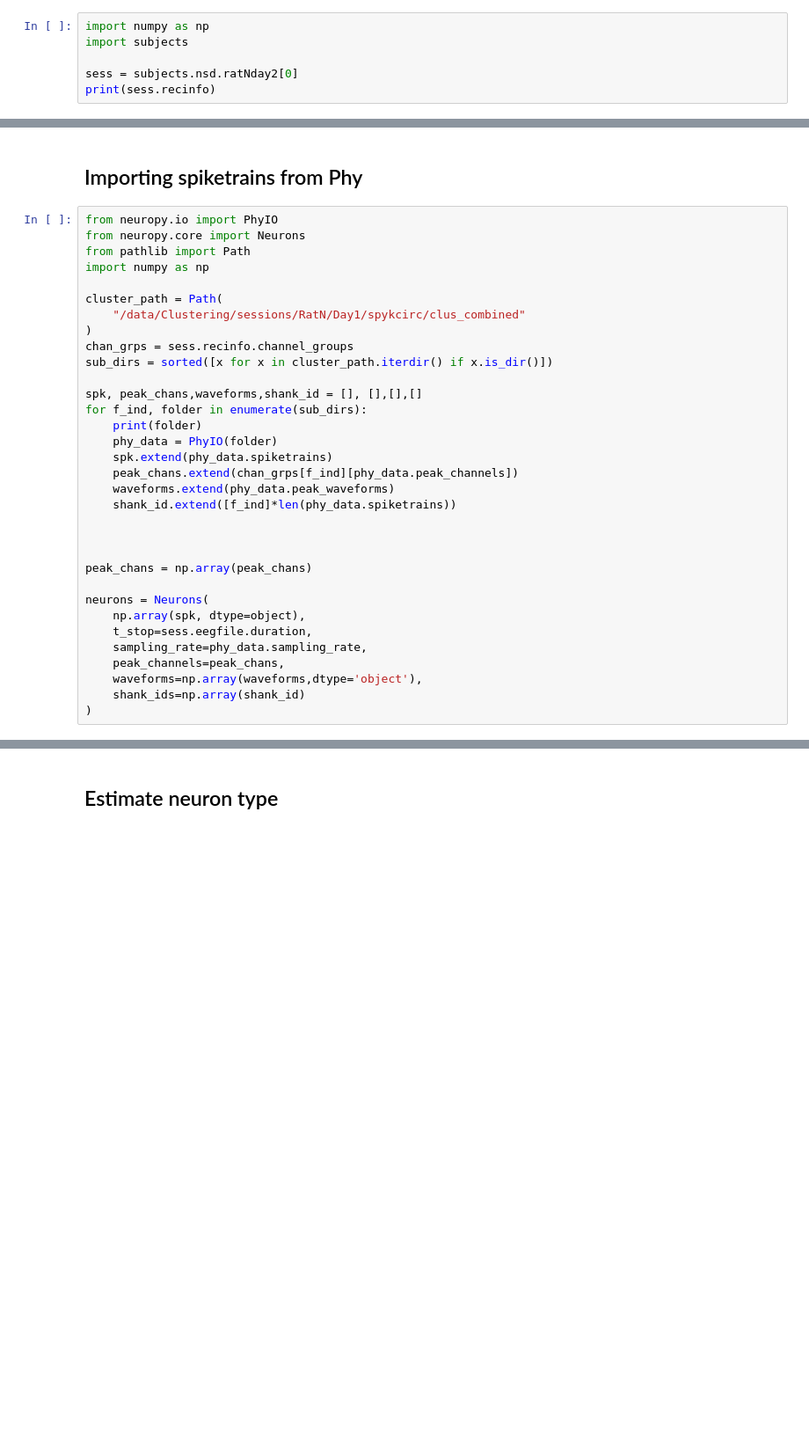
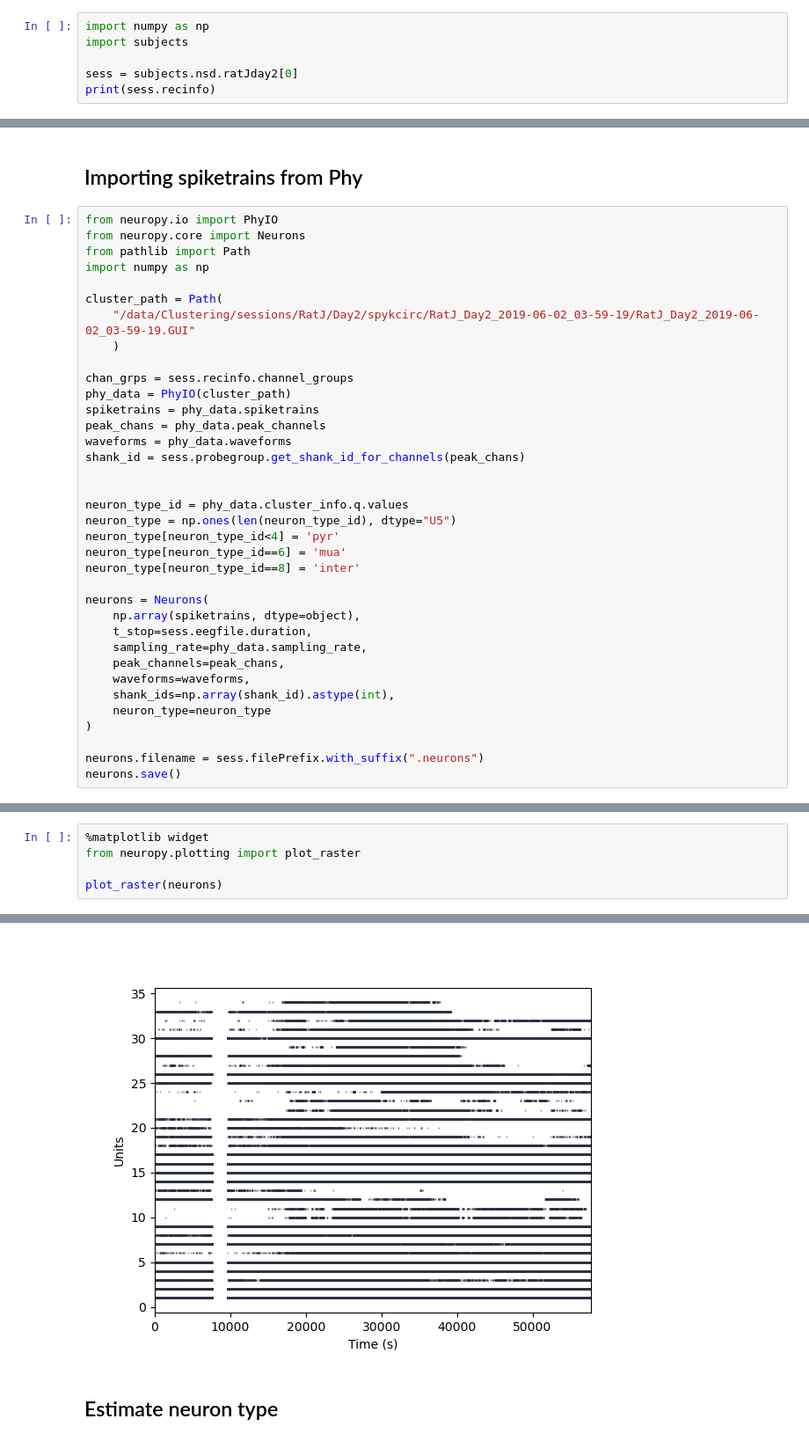
Before and after one commit to bapungiri/NeuroPy, a Jupyter notebook: BasicGens/ratJ_day2_nsd.ipynb, the cells around one changed output, grey strips where cells are left out. Shown at 88% size. Saved outputs shown, nothing was run; the diff lists cells and outputs as text; blank space fills up the shorter version.

```diff
--- a/BasicGens/ratJ_day2_nsd.ipynb
+++ b/BasicGens/ratJ_day2_nsd.ipynb
@@ -4,6 +4,6 @@
 import numpy as np
 import subjects
 
-sess = subjects.nsd.ratNday2[0]
+sess = subjects.nsd.ratJday2[0]
 print(sess.recinfo)
 # %% [output]
@@ -102,30 +102,33 @@ from pathlib import Path
 import numpy as np
 
 cluster_path = Path(
-    "/data/Clustering/sessions/RatN/Day1/spykcirc/clus_combined"
-)
+    "/data/Clustering/sessions/RatJ/Day2/spykcirc/RatJ_Day2_2019-06-02_03-59-19/RatJ_Day2_2019-06-02_03-59-19.GUI"
+    )
+
 chan_grps = sess.recinfo.channel_groups
-sub_dirs = sorted([x for x in cluster_path.iterdir() if x.is_dir()])
-
-spk, peak_chans,waveforms,shank_id = [], [],[],[]
-for f_ind, folder in enumerate(sub_dirs):
-    print(folder)
-    phy_data = PhyIO(folder)
-    spk.extend(phy_data.spiketrains)
-    peak_chans.extend(chan_grps[f_ind][phy_data.peak_channels])
-    waveforms.extend(phy_data.peak_waveforms)
-    shank_id.extend([f_ind]*len(phy_data.spiketrains))
+phy_data = PhyIO(cluster_path)
+spiketrains = phy_data.spiketrains
+peak_chans = phy_data.peak_channels
+waveforms = phy_data.waveforms
+shank_id = sess.probegroup.get_shank_id_for_channels(peak_chans)
 
 
-
-peak_chans = np.array(peak_chans)
+neuron_type_id = phy_data.cluster_info.q.values
+neuron_type = np.ones(len(neuron_type_id), dtype="U5")
+neuron_type[neuron_type_id<4] = 'pyr'
+neuron_type[neuron_type_id==6] = 'mua'
+neuron_type[neuron_type_id==8] = 'inter'
 
 neurons = Neurons(
-    np.array(spk, dtype=object),
+    np.array(spiketrains, dtype=object),
     t_stop=sess.eegfile.duration,
     sampling_rate=phy_data.sampling_rate,
     peak_channels=peak_chans,
-    waveforms=np.array(waveforms,dtype='object'),
-    shank_ids=np.array(shank_id)
+    waveforms=waveforms,
+    shank_ids=np.array(shank_id).astype(int),
+    neuron_type=neuron_type
 )
+
+neurons.filename = sess.filePrefix.with_suffix(".neurons")
+neurons.save()
 # %% [output]
@@ -139,0 +146,6 @@ neurons = Neurons(
+# %%
+%matplotlib widget
+from neuropy.plotting import plot_raster
+
+plot_raster(neurons)
+# %% [output]
@@ -140,3 +153,4 @@ neurons = Neurons(
+[figure, added]
 # %% [markdown]
 ## Estimate neuron type
 # %%
```
Also changed, not shown: parts of 4 cells of this notebook, 11 other files.
